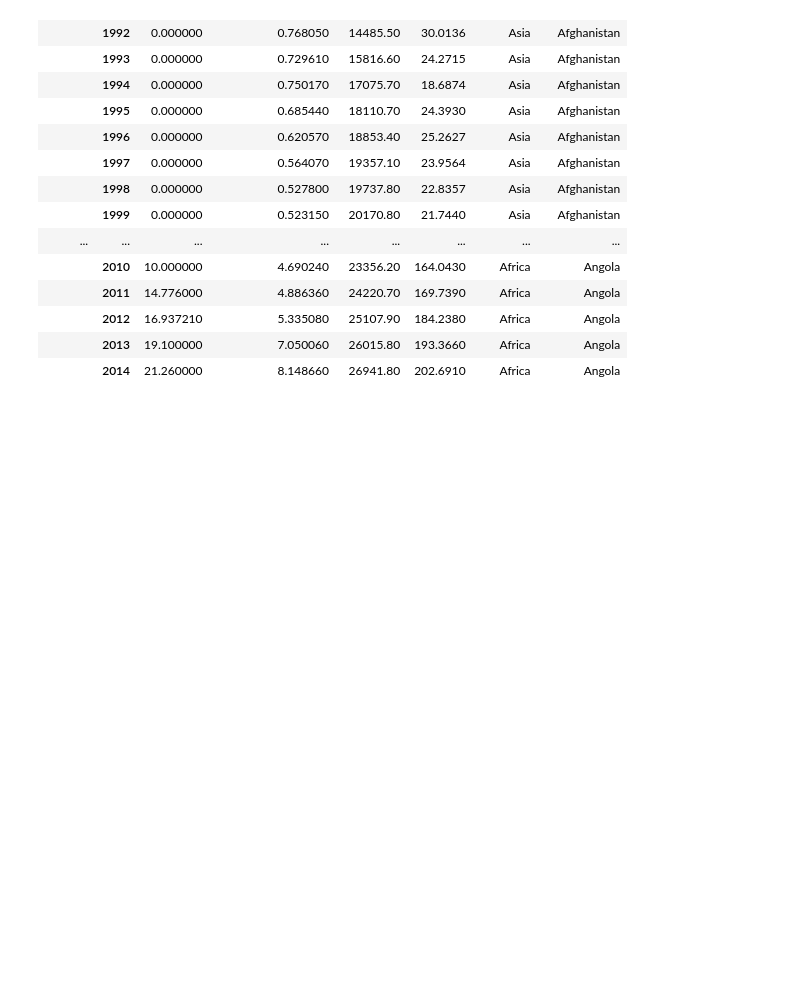
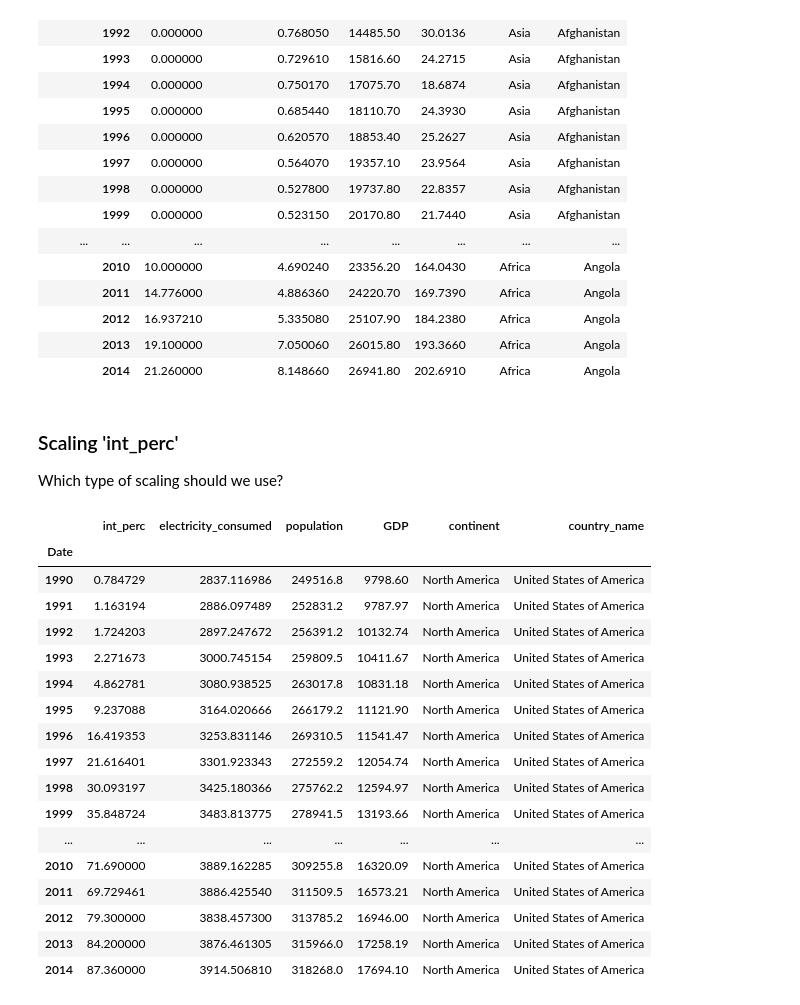
Before and after one commit to meester600/Springboard, a Jupyter notebook: Internet Capstone Project/Modeling.ipynb, the cells around one changed output. Cells and saved outputs as stored; diff of their text form; code cells hidden in the pictures; blank space fills up the shorter version.

```diff
--- a/Internet Capstone Project/Modeling.ipynb
+++ b/Internet Capstone Project/Modeling.ipynb
@@ -54,3 +55,29 @@ df.head(100)
 |  | 2012 | 16.937210 | 5.335080 | 25107.90 | 184.2380 | Africa | Angola |
 |  | 2013 | 19.100000 | 7.050060 | 26015.80 | 193.3660 | Africa | Angola |
 |  | 2014 | 21.260000 | 8.148660 | 26941.80 | 202.6910 | Africa | Angola |
+# %% [markdown]
+### Scaling 'int_perc'
+
+Which type of scaling should we use?
+# %%
+usa = df.loc['USA']
+usa
+# %% [output]
+|  | int_perc | electricity_consumed | population | GDP | continent | country_name |
+| Date |  |  |  |  |  |  |
+| 1990 | 0.784729 | 2837.116986 | 249516.8 | 9798.60 | North America | United States of America |
+| 1991 | 1.163194 | 2886.097489 | 252831.2 | 9787.97 | North America | United States of America |
+| 1992 | 1.724203 | 2897.247672 | 256391.2 | 10132.74 | North America | United States of America |
+| 1993 | 2.271673 | 3000.745154 | 259809.5 | 10411.67 | North America | United States of America |
+| 1994 | 4.862781 | 3080.938525 | 263017.8 | 10831.18 | North America | United States of America |
+| 1995 | 9.237088 | 3164.020666 | 266179.2 | 11121.90 | North America | United States of America |
+| 1996 | 16.419353 | 3253.831146 | 269310.5 | 11541.47 | North America | United States of America |
+| 1997 | 21.616401 | 3301.923343 | 272559.2 | 12054.74 | North America | United States of America |
+| 1998 | 30.093197 | 3425.180366 | 275762.2 | 12594.97 | North America | United States of America |
+| 1999 | 35.848724 | 3483.813775 | 278941.5 | 13193.66 | North America | United States of America |
+| ... | ... | ... | ... | ... | ... | ... |
+| 2010 | 71.690000 | 3889.162285 | 309255.8 | 16320.09 | North America | United States of America |
+| 2011 | 69.729461 | 3886.425540 | 311509.5 | 16573.21 | North America | United States of America |
+| 2012 | 79.300000 | 3838.457300 | 313785.2 | 16946.00 | North America | United States of America |
+| 2013 | 84.200000 | 3876.461305 | 315966.0 | 17258.19 | North America | United States of America |
+| 2014 | 87.360000 | 3914.506810 | 318268.0 | 17694.10 | North America | United States of America |
```
Also changed, not shown: parts of 3 cells of this notebook.
